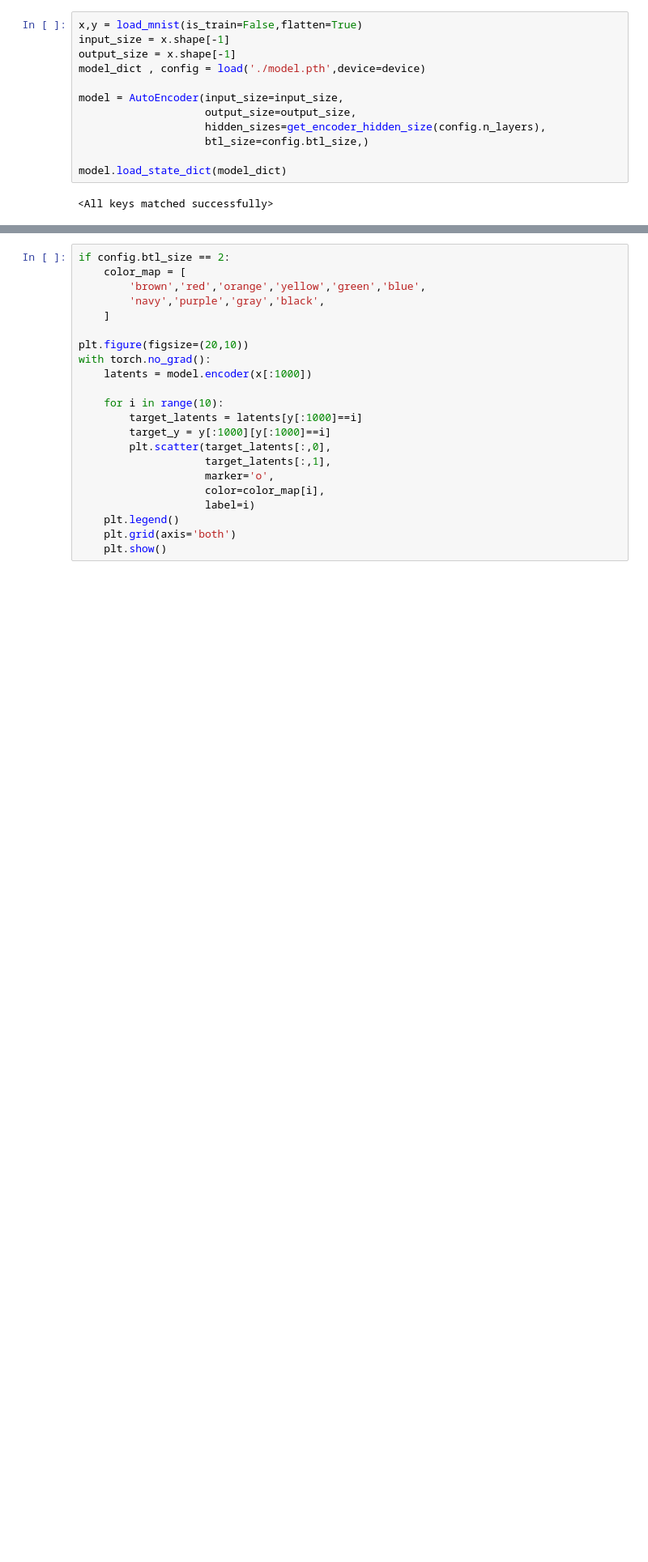
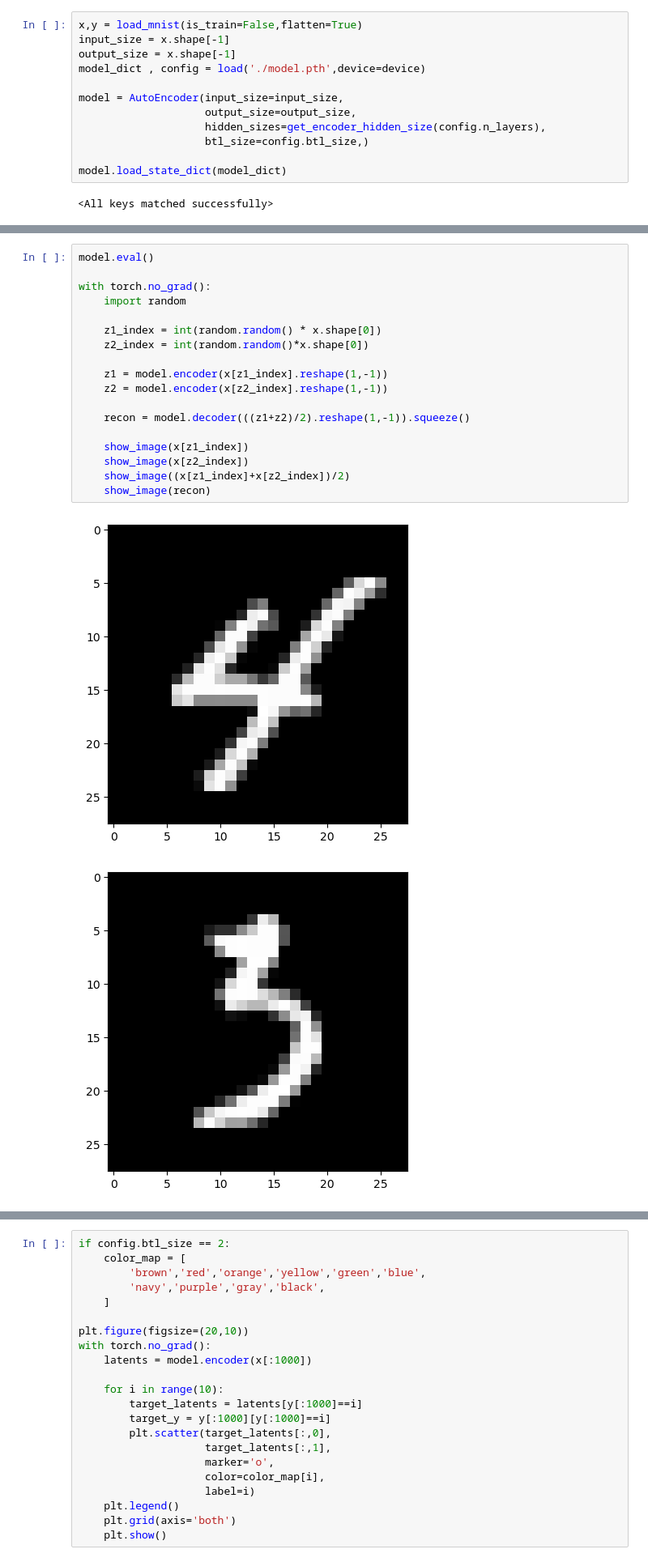
Before and after one commit to faizman31/MNIST_AutoEncoder, a Jupyter notebook: predict.ipynb, the cells around one changed output, grey strips where cells are left out. Shown: that part at 81% size. Drawn from its saved outputs; the diff is of its cells as text; blank space fills up the shorter version.

```diff
--- a/predict.ipynb
+++ b/predict.ipynb
@@ -54,0 +57,21 @@ with torch.no_grad():
+# %%
+model.eval()
+
+with torch.no_grad():
+    import random
+
+    z1_index = int(random.random() * x.shape[0])
+    z2_index = int(random.random()*x.shape[0])
+
+    z1 = model.encoder(x[z1_index].reshape(1,-1))
+    z2 = model.encoder(x[z2_index].reshape(1,-1))
+
+    recon = model.decoder(((z1+z2)/2).reshape(1,-1)).squeeze()
+
+    show_image(x[z1_index])
+    show_image(x[z2_index])
+    show_image((x[z1_index]+x[z2_index])/2)
+    show_image(recon)
+# %% [output]
+[figure, added]
+[figure, added]
```
Also changed, not shown: parts of 3 cells of this notebook.
